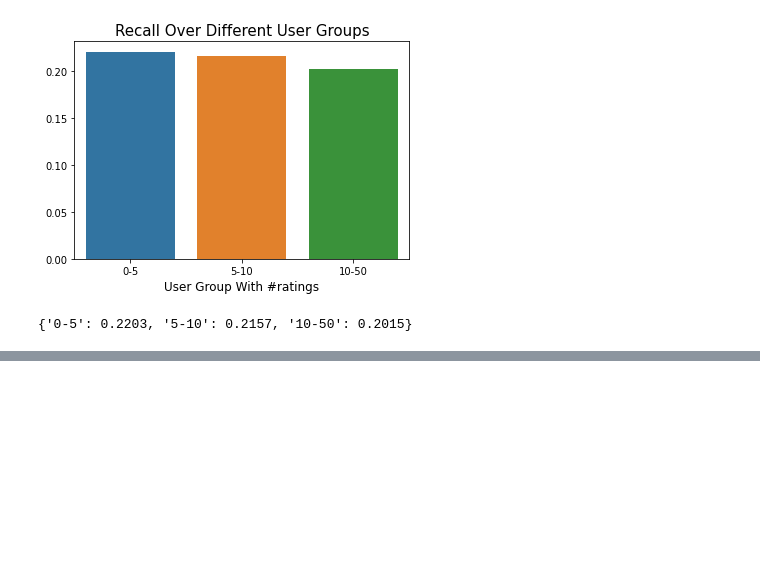
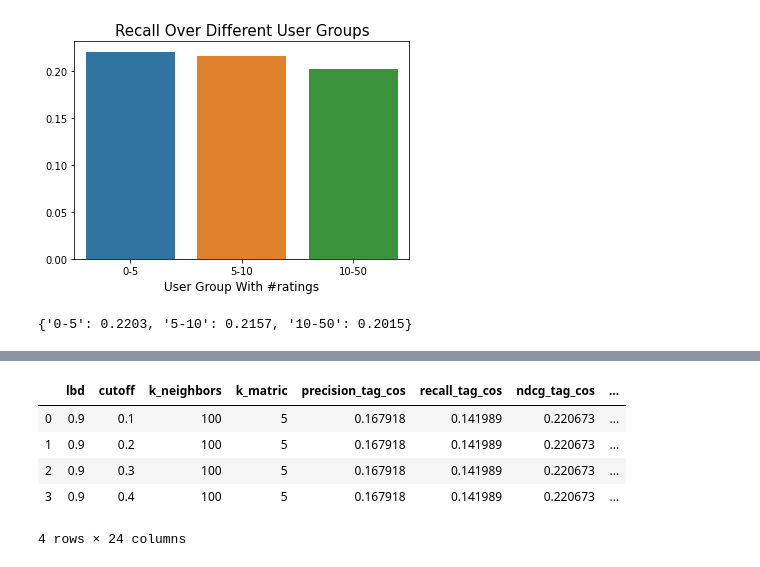
Before and after one commit to ysong1231/SimRank, a Jupyter notebook: Main.ipynb, the cells around one changed output, grey strips where cells are left out. Saved outputs shown, nothing was run; the diff lists cells and outputs as text; code cells hidden in the pictures; blank space fills up the shorter version.

```diff
--- a/Main.ipynb
+++ b/Main.ipynb
@@ -226,0 +345,13 @@ Recall for each user group:  {'0-5': 0.2203, '5-10': 0.2157, '10-50': 0.2015}
+# %%
+f = open('grid_search_reversed_rst_new.pkl', 'rb')
+grid_search_reversed_rst_new = pkl.load(f)
+f.close()
+# %%
+pd.DataFrame(grid_search_reversed_rst_new)
+# %% [output]
+|  | lbd | cutoff | k_neighbors | k_matric | precision_tag_cos | recall_tag_cos | ndcg_tag_cos | ... |
+| 0 | 0.9 | 0.1 | 100 | 5 | 0.167918 | 0.141989 | 0.220673 | ... |
+| 1 | 0.9 | 0.2 | 100 | 5 | 0.167918 | 0.141989 | 0.220673 | ... |
+| 2 | 0.9 | 0.3 | 100 | 5 | 0.167918 | 0.141989 | 0.220673 | ... |
+| 3 | 0.9 | 0.4 | 100 | 5 | 0.167918 | 0.141989 | 0.220673 | ... |
+4 rows × 24 columns
```
Also changed, not shown: parts of 12 cells of this notebook, 4 other files.
